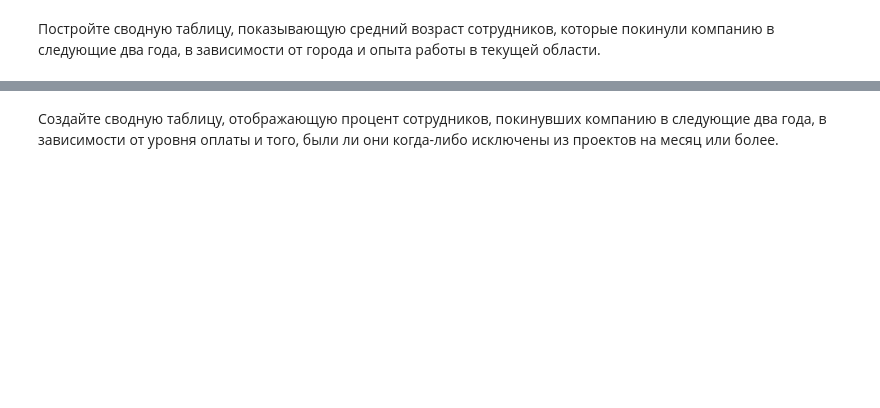
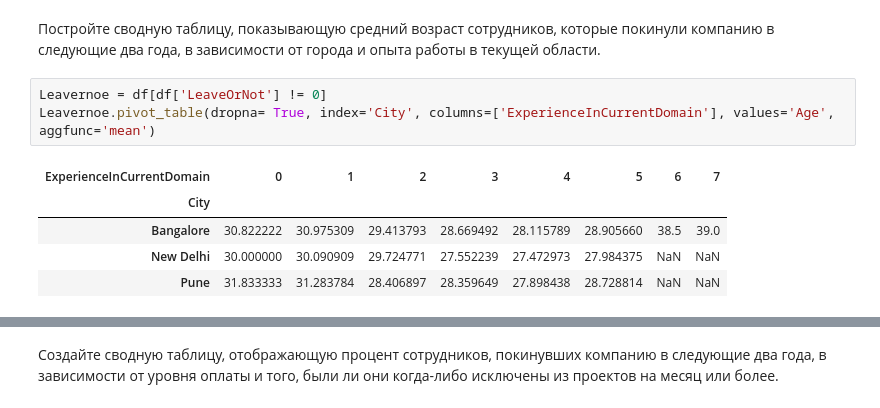
Before and after one commit to golubnichiy/big_data_092925, a Jupyter notebook: day_02 ex_result.ipynb, the cells around one changed output, grey strips where cells are left out. Cells and saved outputs as stored; diff of their text form; blank space fills up the shorter version.

```diff
--- a/day_02 ex_result.ipynb
+++ b/day_02 ex_result.ipynb
@@ -165,2 +237,11 @@ df.pivot_table(index='Education', columns='Gender', values='ExperienceInCurrentD
 # %% [markdown]
 Постройте сводную таблицу, показывающую средний возраст сотрудников, которые покинули компанию в следующие два года, в зависимости от города и опыта работы в текущей области.
+# %%
+Leavernoe = df[df['LeaveOrNot'] != 0]
+Leavernoe.pivot_table(dropna= True, index='City', columns=['ExperienceInCurrentDomain'], values='Age', aggfunc='mean')
+# %% [output]
+| ExperienceInCurrentDomain | 0 | 1 | 2 | 3 | 4 | 5 | 6 | 7 |
+| City |  |  |  |  |  |  |  |  |
+| Bangalore | 30.822222 | 30.975309 | 29.413793 | 28.669492 | 28.115789 | 28.905660 | 38.5 | 39.0 |
+| New Delhi | 30.000000 | 30.090909 | 29.724771 | 27.552239 | 27.472973 | 27.984375 | NaN | NaN |
+| Pune | 31.833333 | 31.283784 | 28.406897 | 28.359649 | 27.898438 | 28.728814 | NaN | NaN |
```
Also changed, not shown: parts of 14 cells of this notebook.
